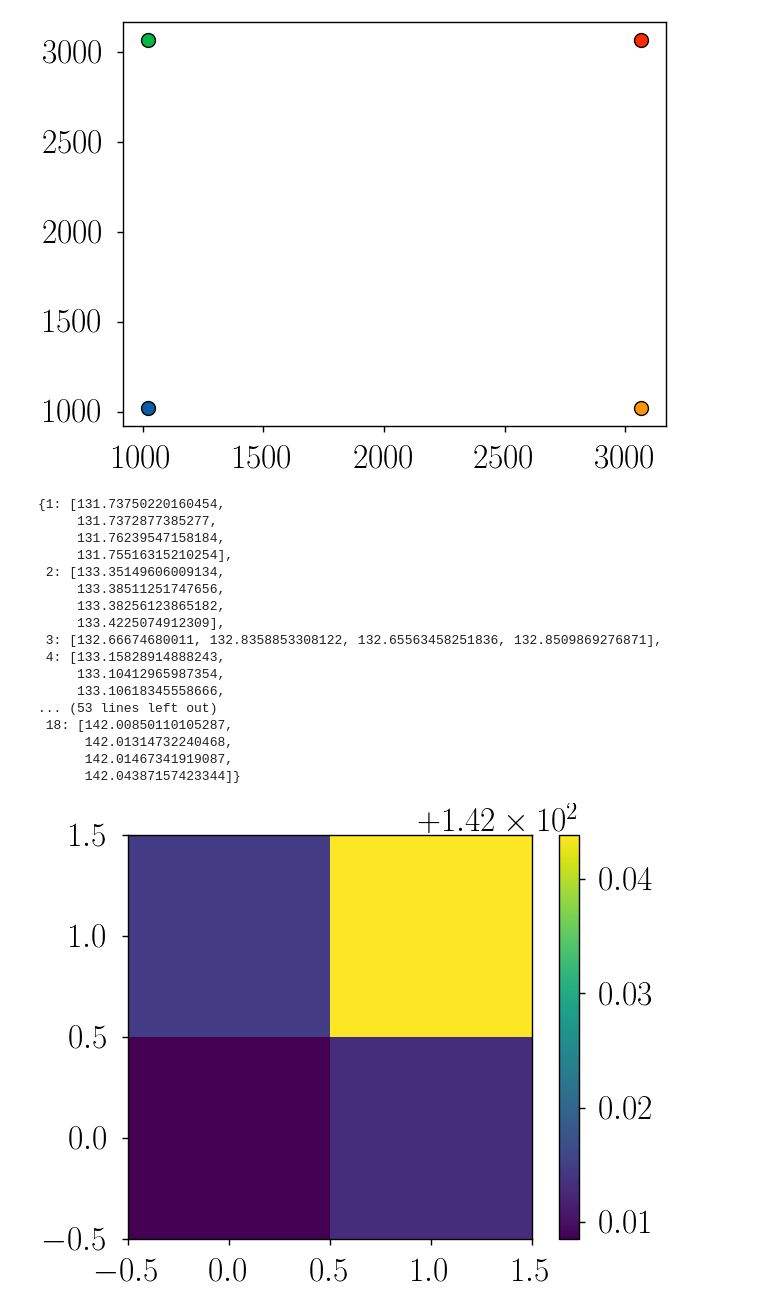
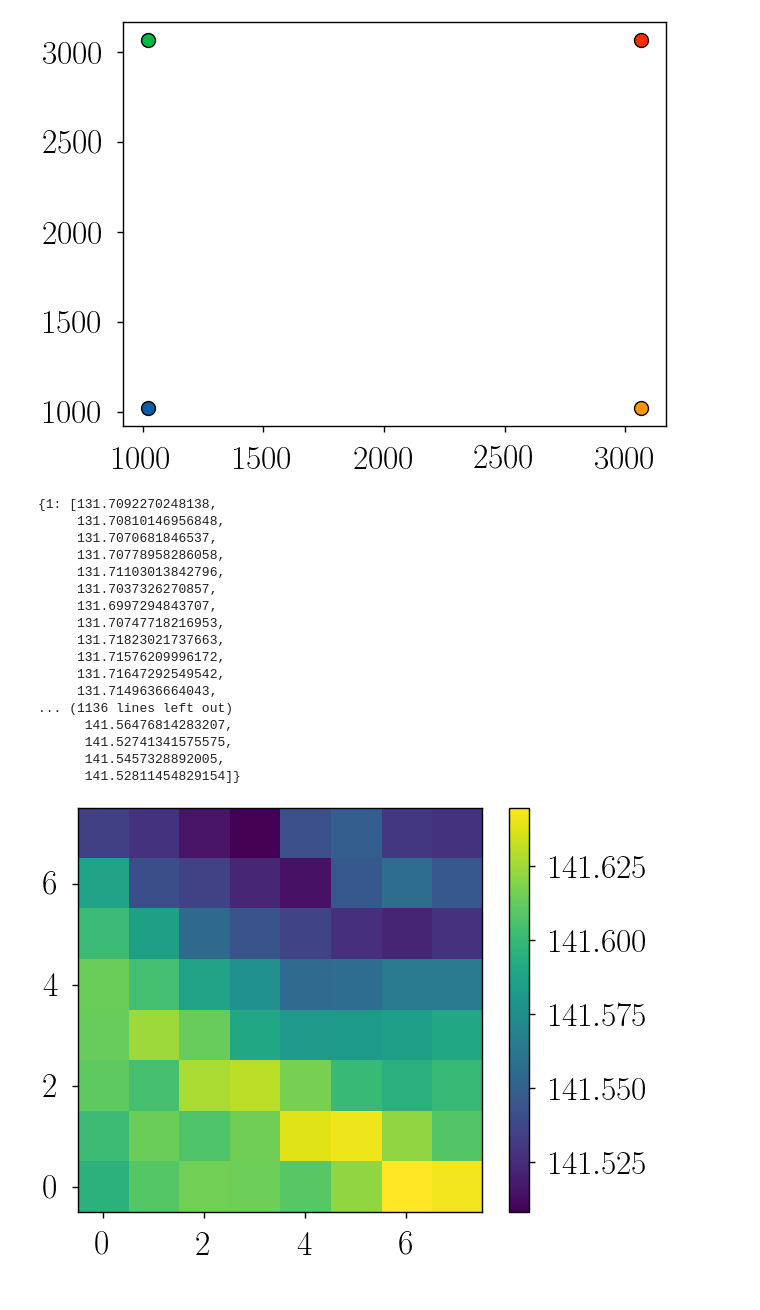
Before and after one commit to AstroMusers/mejiro, a Jupyter notebook: paper/figure_notebooks/snrs_across_detectors.ipynb, the cells around one changed output. Cells and saved outputs as stored; diff of their text form; code cells hidden in the pictures.

Commit message:
fix bug with plotting a divided up SCA

```diff
--- a/paper/figure_notebooks/snrs_across_detectors.ipynb
+++ b/paper/figure_notebooks/snrs_across_detectors.ipynb
@@ -17,8 +17,12 @@ import matplotlib.patches as mpatches
 from phrosty import plotting
 
 # set paths to various directories based on the machine this code is being executed on
-with initialize(version_base=None, config_path='config'):
-    config = compose(config_name='config.yaml')  # overrides=['machine=uzay']
+try:
+    with initialize(version_base=None, config_path='config'):
+        config = compose(config_name='config.yaml')  # overrides=['machine=uzay']
+except:
+    with initialize(version_base=None, config_path='../../config'):
+        config = compose(config_name='config.yaml')  # overrides=['machine=uzay']
 
 array_dir, data_dir, figure_dir, pickle_dir, repo_dir  = config.machine.array_dir, config.machine.data_dir, config.machine.figure_dir, config.machine.pickle_dir, config.machine.repo_dir
 
@@ -52,39 +56,39 @@ plt.show()
 # %%
 pprint(results[0])
 # %% [output]
-{1: [131.73750220160454,
-     131.7372877385277,
-     131.76239547158184,
-     131.75516315210254],
- 2: [133.35149606009134,
-     133.38511251747656,
-     133.38256123865182,
-     133.4225074912309],
- 3: [132.66674680011, 132.8358853308122, 132.65563458251836, 132.8509869276871],
- 4: [133.15828914888243,
-     133.10412965987354,
-     133.10618345558666,
-... (53 lines left out)
- 18: [142.00850110105287,
-      142.01314732240468,
-      142.01467341919087,
-      142.04387157423344]}
+{1: [131.7092270248138,
+     131.70810146956848,
+     131.7070681846537,
+     131.70778958286058,
+     131.71103013842796,
+     131.7037326270857,
+     131.6997294843707,
+     131.70747718216953,
+     131.71823021737663,
+     131.71576209996172,
+     131.71647292549542,
+     131.7149636664043,
+... (1136 lines left out)
+      141.56476814283207,
+      141.52741341575575,
+      141.5457328892005,
+      141.52811454829154]}
 # %%
+sides = 8
+
 array_list = []
 for sca, snr_list in results[0].items():
-    sides = int(np.sqrt(len(snr_list)))
-    sides = 2
-    array = np.zeros((2, 2))
+    array = np.zeros((sides, sides))
     for i in range(sides):
         for j in range(sides):
-            array[i, j] = snr_list[i * sides + j]
+            array[i, j] = snr_list[j * sides + i]
     array_list.append(array)
 
 plt.imshow(array, cmap='viridis')
 plt.colorbar()
 plt.show()
 # %% [output]
-[figure, old version]
+[figure, new version]
 # %%
 plotting.roman_sca_plot(np.asarray(array_list),
                         np.asarray(range(1, 19)),
```
Also changed, not shown: parts of 1 cell of this notebook, 3 other files.
